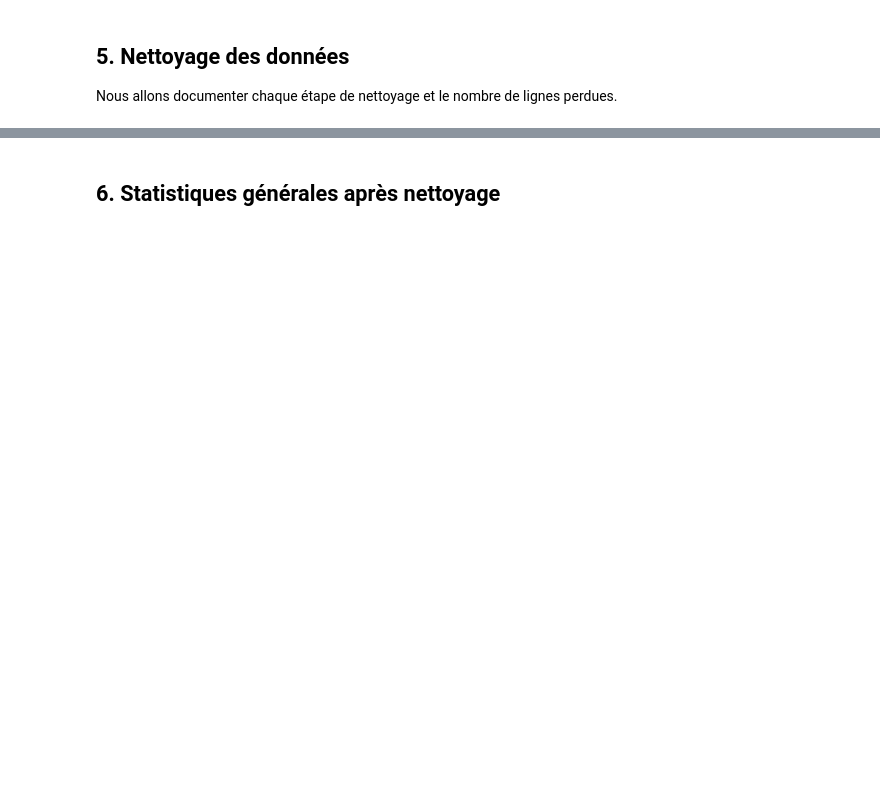
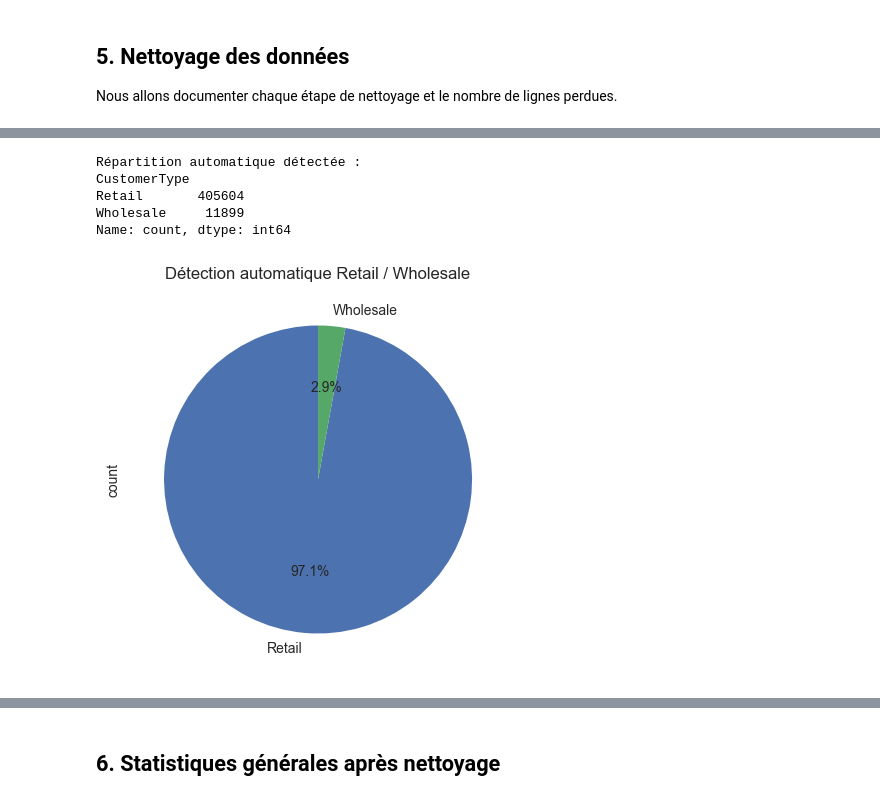
Before and after one commit to Alfred0404/data_visualisation_projet_final, a Jupyter notebook: notebooks/01_exploration.ipynb, the cells around one changed output, grey strips where cells are left out. Saved outputs shown, nothing was run; the diff lists cells and outputs as text; code cells hidden in the pictures; blank space fills up the shorter version.

```diff
--- a/notebooks/01_exploration.ipynb
+++ b/notebooks/01_exploration.ipynb
@@ -255,0 +307,69 @@ Les retours représentent une part importante des transactions e-commerce et doi
+# %%
+
+# CLASSIFICATION AUTOMATIQUE RETAIL / WHOLESALE
+# Basée sur le comportement d'achat (clustering KMeans)
+
+
+from sklearn.preprocessing import StandardScaler
+from sklearn.cluster import KMeans
+
+# Vérifier que la colonne existe avant de recommencer
+if 'CustomerType' in df.columns:
+    df = df.drop(columns=['CustomerType'])
+
+# Agrégation par client
+client_behaviour = df.groupby('Customer ID').agg({
+    'Invoice': 'nunique',
+    'Quantity': 'sum',
+    'Revenue': 'sum'
+}).rename(columns={
+    'Invoice': 'Frequency',
+    'Quantity': 'TotalQuantity',
+    'Revenue': 'TotalRevenue'
+})
+
+# Normalisation des variables
+scaler = StandardScaler()
+X_scaled = scaler.fit_transform(client_behaviour)
+
+# Clustering KMeans (2 segments)
+kmeans = KMeans(n_clusters=2, random_state=42, n_init=10)
+client_behaviour['Cluster'] = kmeans.fit_predict(X_scaled)
+
+# Déterminer automatiquement quel cluster = Wholesale
+cluster_summary = client_behaviour.groupby('Cluster').mean()
+
+# Le cluster avec les QUANTITÉS les plus élevées = Wholesale
+wholesale_cluster = cluster_summary['TotalQuantity'].idxmax()
+
+client_behaviour['CustomerType'] = client_behaviour['Cluster'].apply(
+    lambda c: 'Wholesale' if c == wholesale_cluster else 'Retail'
+)
+
+# Jointure avec dataframe principal
+df = df.merge(
+    client_behaviour['CustomerType'],
+    on='Customer ID',
+    how='left'
+)
+
+# Vérification
+print("Répartition automatique détectée :")
+print(df['CustomerType'].value_counts())
+# %% [output]
+Répartition automatique détectée :
+CustomerType
+Retail       405604
+Wholesale     11899
+Name: count, dtype: int64
+# %%
+plt.figure(figsize=(5,5))
+df['CustomerType'].value_counts().plot(
+    kind='pie', autopct='%1.1f%%', startangle=90,
+    labels=['Retail','Wholesale'] if df['CustomerType'].value_counts().index[0]=='Retail' else ['Wholesale','Retail'],
+    colors=['#4C72B0','#55A868']
+)
+plt.title("Détection automatique Retail / Wholesale")
+plt.show()
+# %% [output]
+[figure, added]
```
Also changed, not shown: parts of 31 cells of this notebook.
